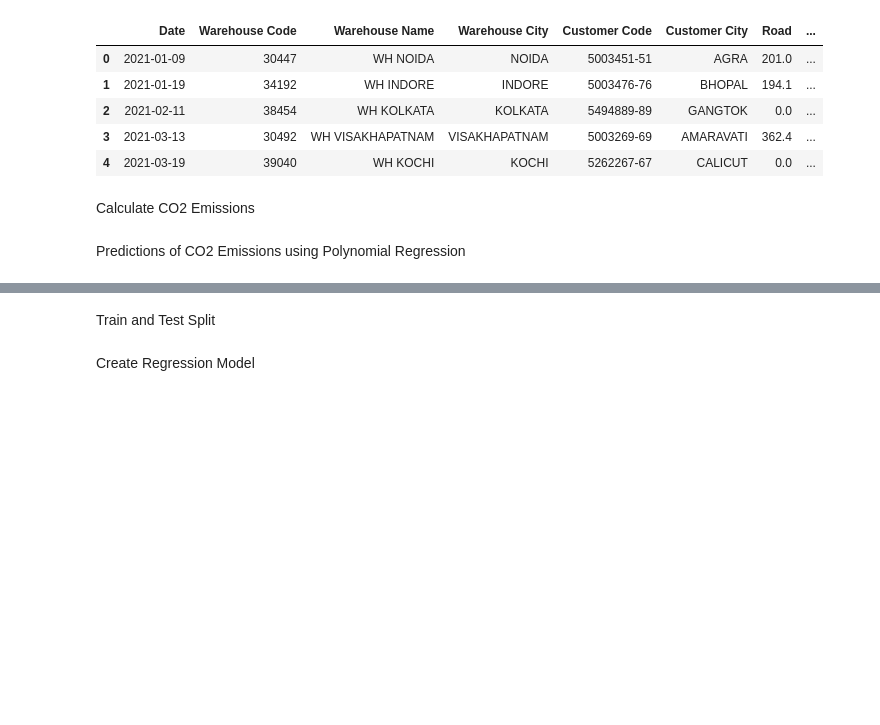
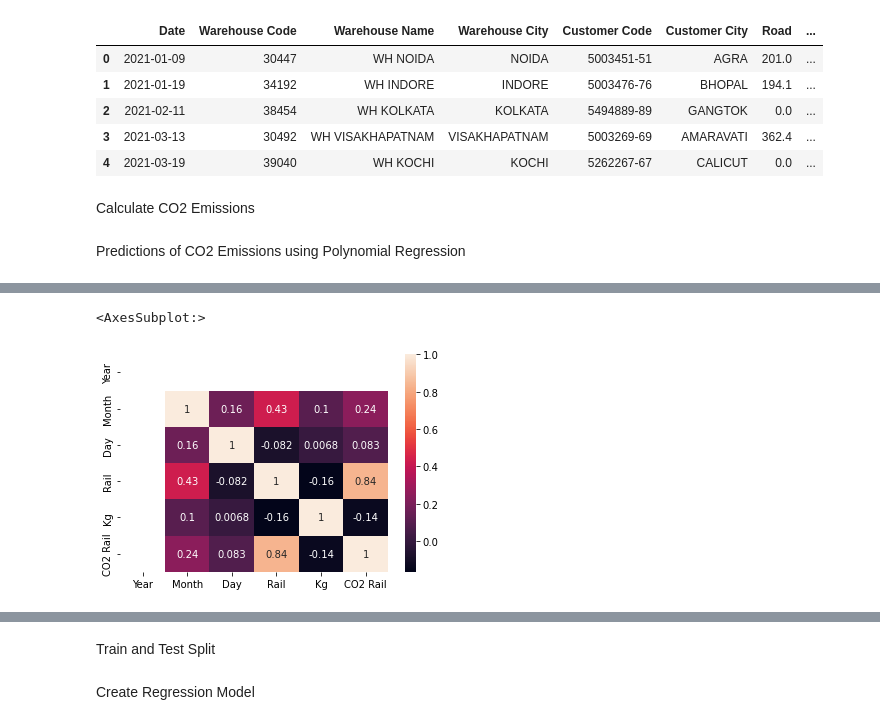
Before and after one commit to R-Gokulnaath/supply_chain_sustainability, a Jupyter notebook: SupplyChain_CarbonFootPrint.ipynb, the cells around one changed output, grey strips where cells are left out. Drawn from its saved outputs; the diff is of its cells as text; code cells hidden in the pictures; blank space fills up the shorter version.

```diff
--- a/SupplyChain_CarbonFootPrint.ipynb
+++ b/SupplyChain_CarbonFootPrint.ipynb
@@ -130,0 +134,5 @@ y = df_grouped['CO2 Road']
+# %%
+sns.heatmap(df_grouped[['Year', 'Month', 'Day', 'Rail', 'Kg', 'CO2 Rail']].corr(), annot=True)
+# %% [output]
+<AxesSubplot:>
+[figure, added]
```
Also changed, not shown: parts of 7 cells of this notebook.
